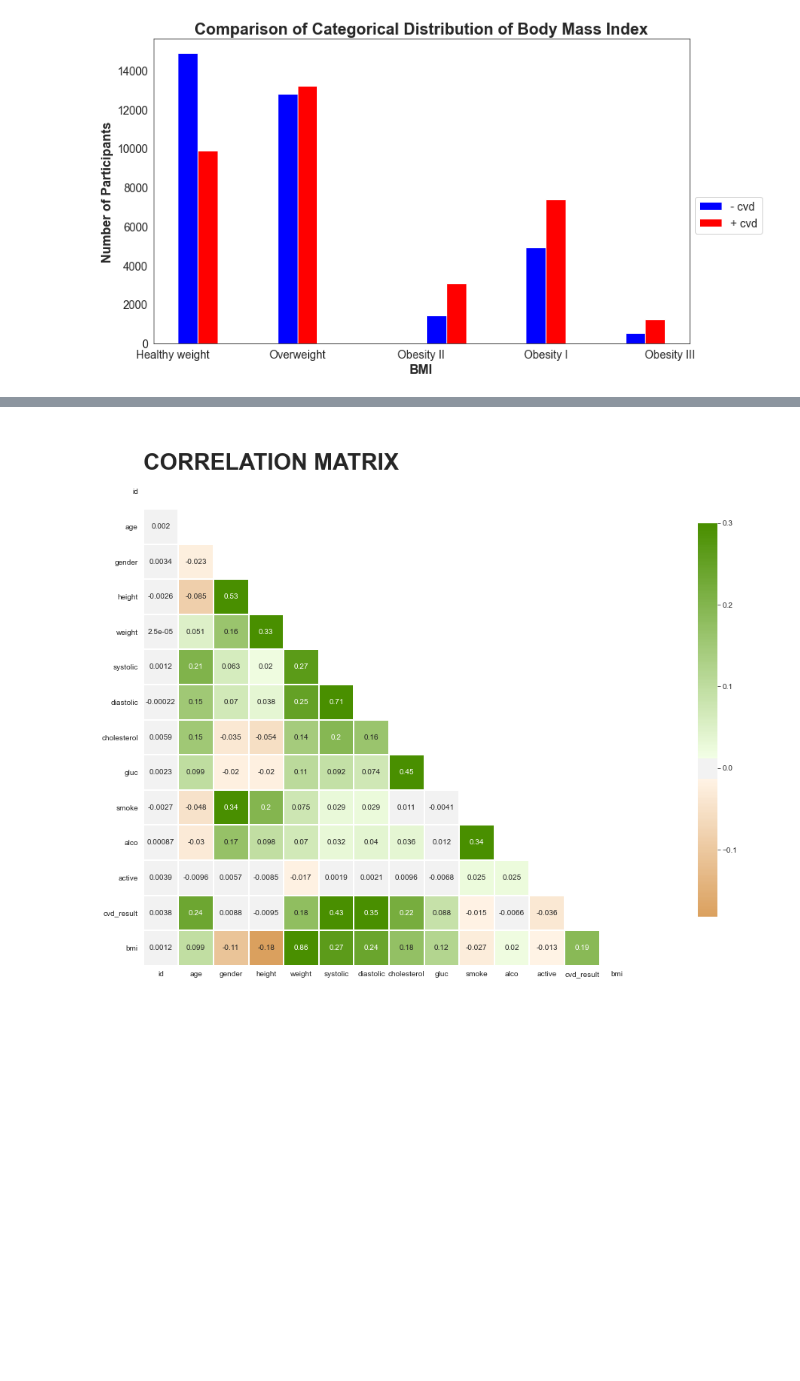
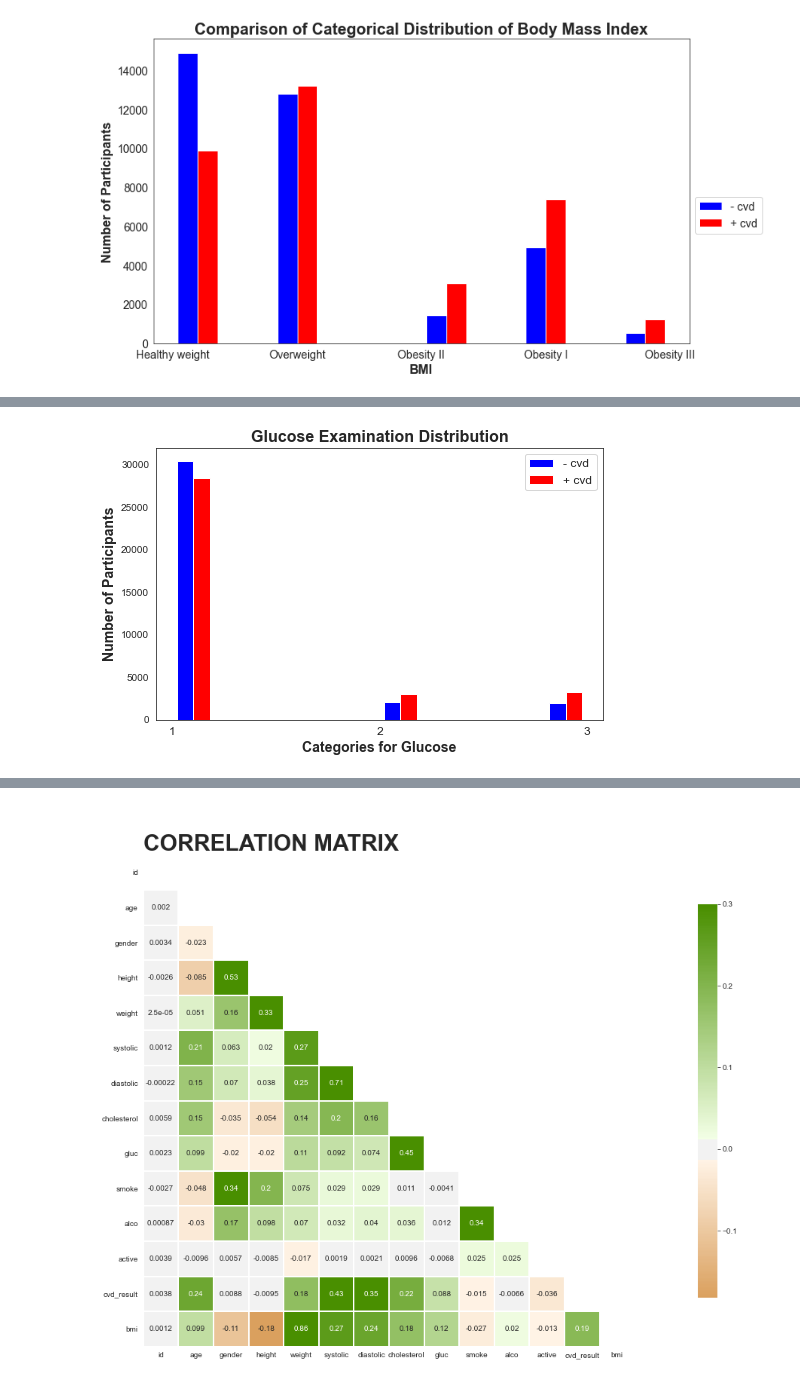
Before and after one commit to Nikee24/CVD_determinant, a Jupyter notebook: cvd_determinant_project.ipynb, the cells around one changed output, grey strips where cells are left out. Cells and saved outputs as stored; diff of their text form; code cells hidden in the pictures; blank space fills up the shorter version.

```diff
--- a/cvd_determinant_project.ipynb
+++ b/cvd_determinant_project.ipynb
@@ -614,0 +622,28 @@ Based on categorical BMI analysis shown above, there are more participants witho
+# %%
+n_gluc=negative['gluc']
+p_gluc=positive['gluc']
+
+
+#plotting histogram and naming legend label and color for each samples
+plt.figure(figsize=(8,5))
+plt.hist([n_gluc, p_gluc], label=['- cvd', '+ cvd'], color=['blue', 'red'])
+
+
+#location of legend
+plt.legend(loc="upper right", fontsize=12)
+
+
+#creating title
+plt.title('Glucose Examination Distribution',
+          weight='bold', fontsize=16)
+
+
+#formatting x and y labels
+plt.xlabel('Categories for Glucose', weight='bold', fontsize=14)
+plt.ylabel('Number of Participants', weight='bold', fontsize=14)
+plt.xticks(np.arange(1, 4, step=1), horizontalalignment='center',
+           weight='normal', fontsize=12)
+
+plt.show()
+# %% [output]
+[figure, added]
```
Also changed, not shown: parts of 12 cells of this notebook.
